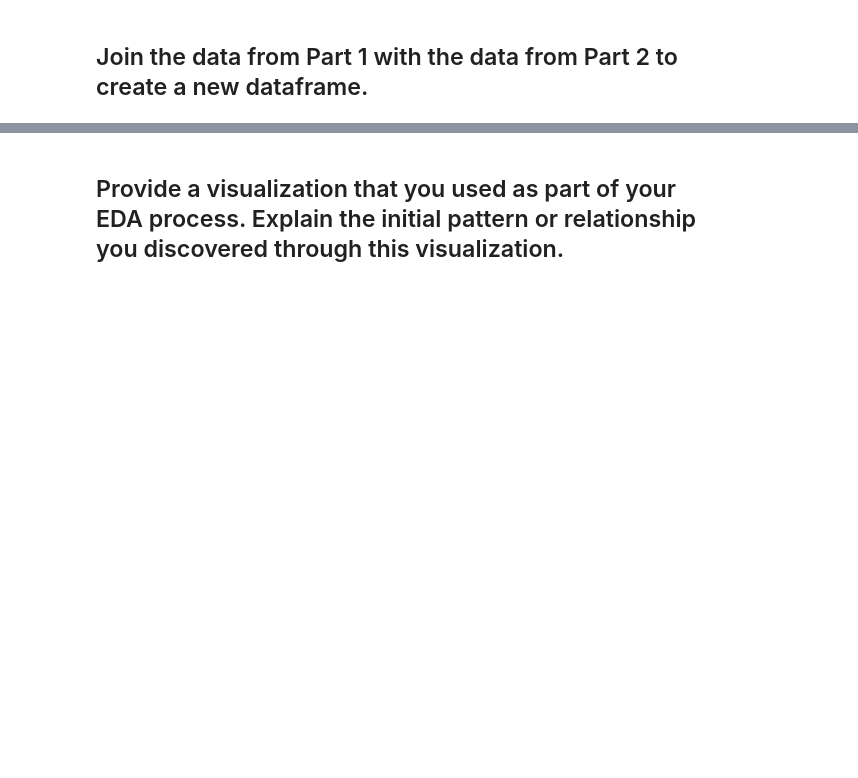
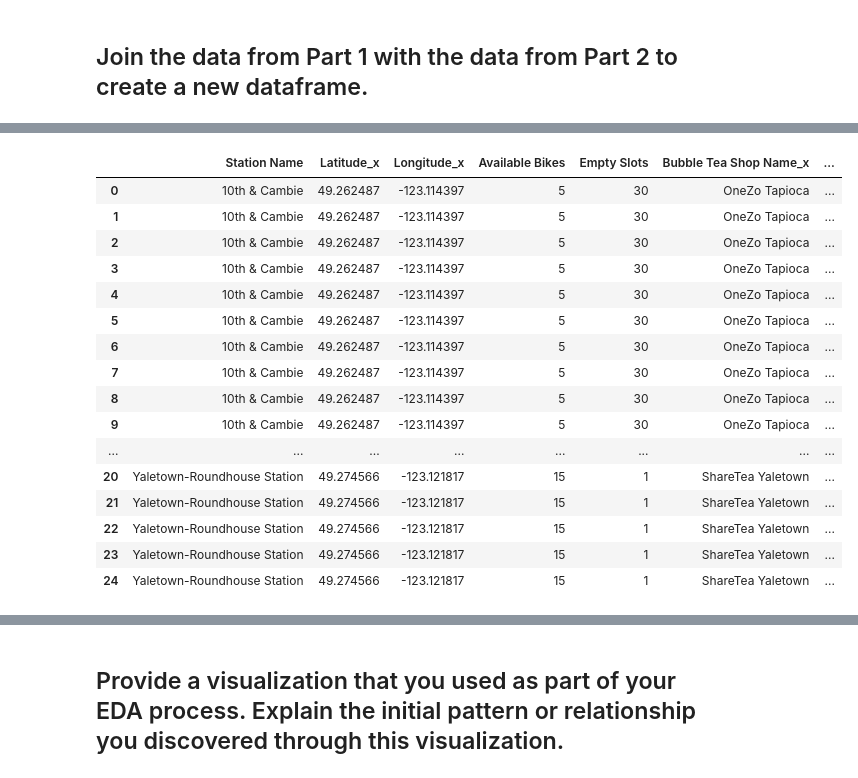
Before and after one commit to curtislo93/project-statistical-modelling-with-python, a Jupyter notebook: notebooks/joining_data.ipynb, the cells around one changed output, grey strips where cells are left out. Cells and saved outputs as stored; diff of their text form; code cells hidden in the pictures; blank space fills up the shorter version.

```diff
--- a/notebooks/joining_data.ipynb
+++ b/notebooks/joining_data.ipynb
@@ -332,0 +14,7 @@ NameError: name 'df_yelp_businesses' is not defined
+# %%
+# Merge the CityBikes and Foursquare DFs
+# Using outer join to include all data, filter out later
+CB_FS = df_city_bike.merge(df_foursquare, on=['Station Name'], how='outer')
+
+# Print newly merged DF
+CB_FS
@@ -332,0 +35,6 @@ NameError: name 'df_yelp_businesses' is not defined
+# %%
+# Merge Yelp businesses into the CB_FS DF
+all_data = CB_FS.merge(df_yelp_businesses, on=['Station Name'], how='outer')
+
+# Print DF
+all_data
@@ -332,0 +70,7 @@ NameError: name 'df_yelp_businesses' is not defined
+# %%
+# Drop the 3 columns above.
+columns_to_drop = ['Rating_x','Latitude_y','Longitude_y']
+all_data.drop(columns=columns_to_drop, inplace=True)
+
+#Print DF after dropping columns
+all_data
@@ -332,0 +111,3 @@ NameError: name 'df_yelp_businesses' is not defined
+# %%
+# Drop rows with NaN in Bubble Tea Shop Name_y
+all_data.dropna(subset=['Bubble Tea Shop Name_y'], inplace=True)
@@ -332,0 +131,21 @@ NameError: name 'df_yelp_businesses' is not defined
+# %%
+# Visualize first 25 results to see if there are duplicates, using Bubble Tea Shop Name_x as reference
+all_data.head(25)
+# %% [output]
+|  | Station Name | Latitude_x | Longitude_x | Available Bikes | Empty Slots | Bubble Tea Shop Name_x | ... |
+| 0 | 10th & Cambie | 49.262487 | -123.114397 | 5 | 30 | OneZo Tapioca | ... |
+| 1 | 10th & Cambie | 49.262487 | -123.114397 | 5 | 30 | OneZo Tapioca | ... |
+| 2 | 10th & Cambie | 49.262487 | -123.114397 | 5 | 30 | OneZo Tapioca | ... |
+| 3 | 10th & Cambie | 49.262487 | -123.114397 | 5 | 30 | OneZo Tapioca | ... |
+| 4 | 10th & Cambie | 49.262487 | -123.114397 | 5 | 30 | OneZo Tapioca | ... |
+| 5 | 10th & Cambie | 49.262487 | -123.114397 | 5 | 30 | OneZo Tapioca | ... |
+| 6 | 10th & Cambie | 49.262487 | -123.114397 | 5 | 30 | OneZo Tapioca | ... |
+| 7 | 10th & Cambie | 49.262487 | -123.114397 | 5 | 30 | OneZo Tapioca | ... |
+| 8 | 10th & Cambie | 49.262487 | -123.114397 | 5 | 30 | OneZo Tapioca | ... |
+| 9 | 10th & Cambie | 49.262487 | -123.114397 | 5 | 30 | OneZo Tapioca | ... |
+| ... | ... | ... | ... | ... | ... | ... | ... |
+| 20 | Yaletown-Roundhouse Station | 49.274566 | -123.121817 | 15 | 1 | ShareTea Yaletown | ... |
+| 21 | Yaletown-Roundhouse Station | 49.274566 | -123.121817 | 15 | 1 | ShareTea Yaletown | ... |
+| 22 | Yaletown-Roundhouse Station | 49.274566 | -123.121817 | 15 | 1 | ShareTea Yaletown | ... |
+| 23 | Yaletown-Roundhouse Station | 49.274566 | -123.121817 | 15 | 1 | ShareTea Yaletown | ... |
+| 24 | Yaletown-Roundhouse Station | 49.274566 | -123.121817 | 15 | 1 | ShareTea Yaletown | ... |
```
Also changed, not shown: parts of 43 cells of this notebook, 2 other files.
